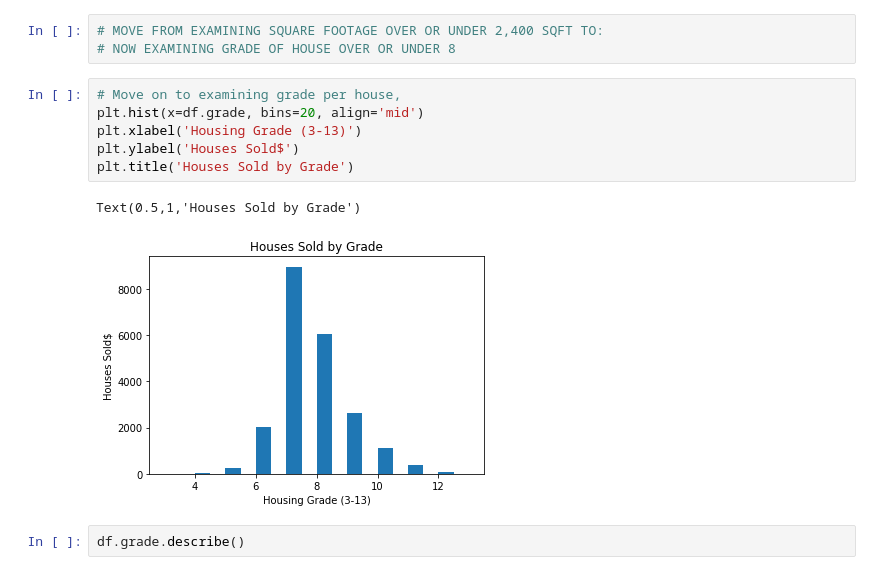
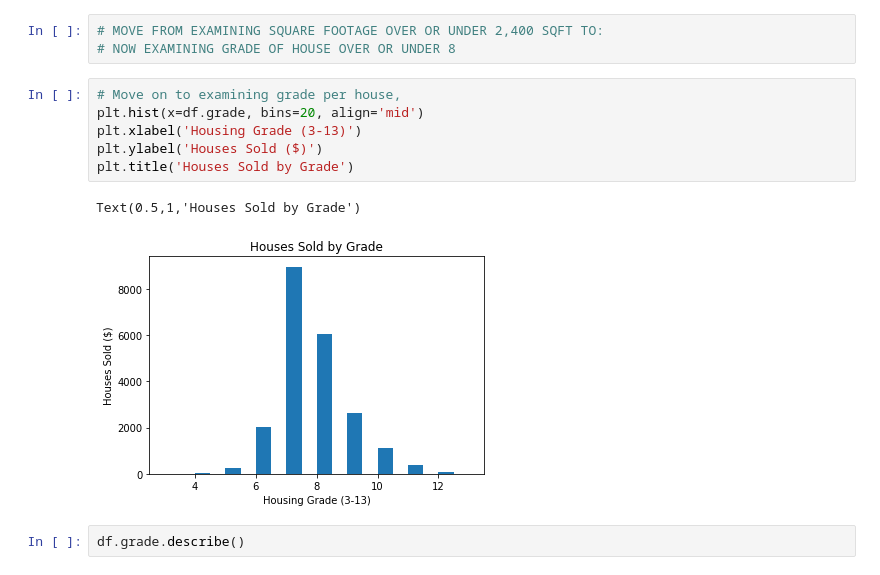
Before and after one commit to steeznation16/dsc-1-final-project-online-ds-ft-100118, a Jupyter notebook: student.ipynb, the cells around one changed output. Saved outputs shown, nothing was run; the diff lists cells and outputs as text.

```diff
--- a/student.ipynb
+++ b/student.ipynb
@@ -344,12 +347,12 @@ print('-------------------------------------------BREAK-------------------------
 # %%
 # Move on to examining grade per house,
 plt.hist(x=df.grade, bins=20, align='mid')
 plt.xlabel('Housing Grade (3-13)')
-plt.ylabel('Houses Sold$')
+plt.ylabel('Houses Sold ($)')
 plt.title('Houses Sold by Grade')
 # %% [output]
 Text(0.5,1,'Houses Sold by Grade')
-[figure, old version]
+[figure, new version]
 # %%
 df.grade.describe()
 # %% [output]
```
Also changed, not shown: parts of 15 cells of this notebook.
